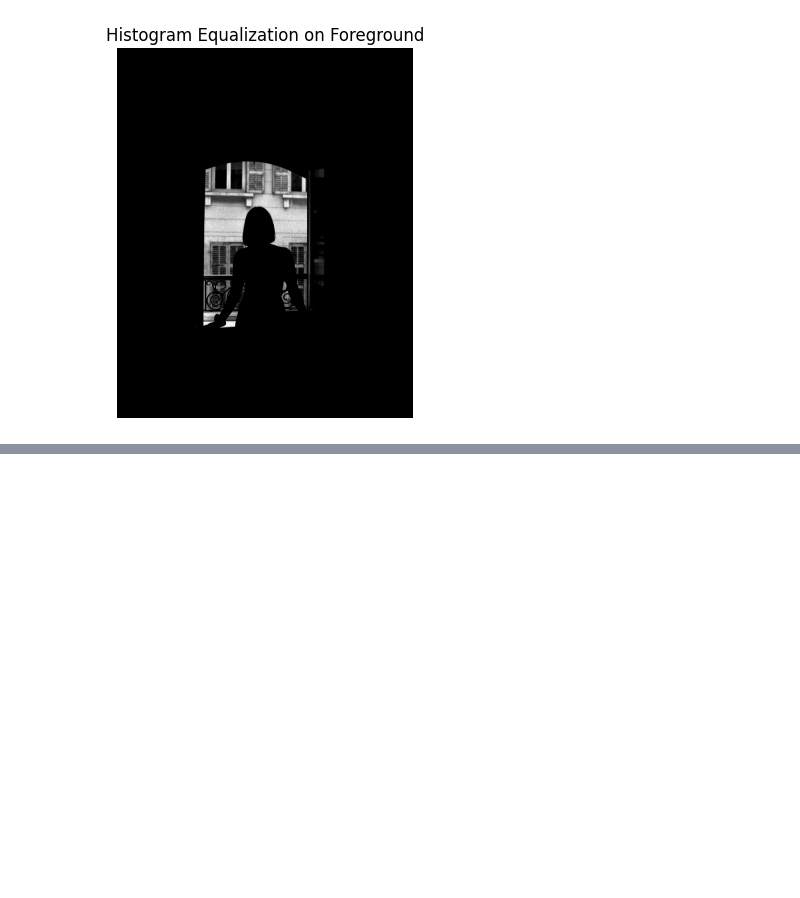
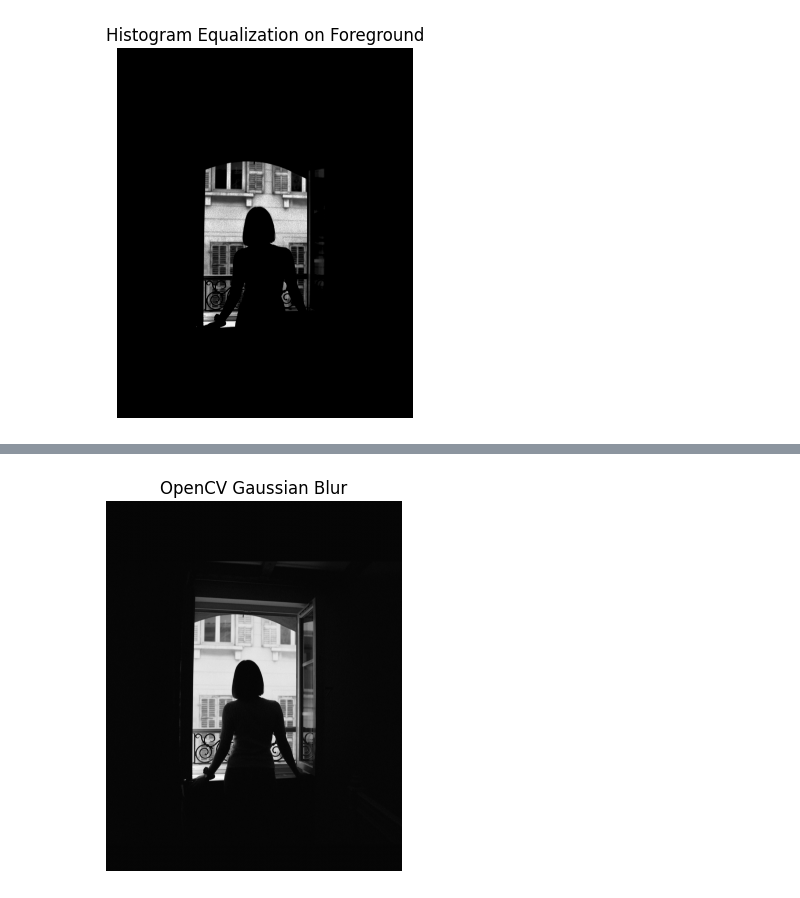
Before and after one commit to kavinduabekoon/GitHub, a Jupyter notebook: Untitled-1.ipynb, the cells around one changed output, grey strips where cells are left out. Saved outputs shown, nothing was run; the diff lists cells and outputs as text; code cells hidden in the pictures; blank space fills up the shorter version.

```diff
--- a/Untitled-1.ipynb
+++ b/Untitled-1.ipynb
@@ -139,0 +185,13 @@ plt.show()
+# %%
+#Question 05 part d
+import cv2 as cv
+import matplotlib.pyplot as plt
+
+out = cv.GaussianBlur(img, (5,5), 2)
+
+plt.imshow(out, cmap='gray')
+plt.title("OpenCV Gaussian Blur")
+plt.axis('off')
+plt.show()
+# %% [output]
+[figure, added]
```
Also changed, not shown: parts of 3 cells of this notebook.
